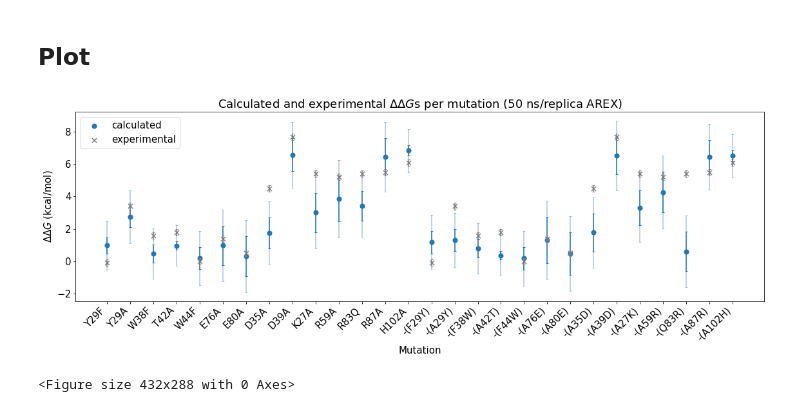
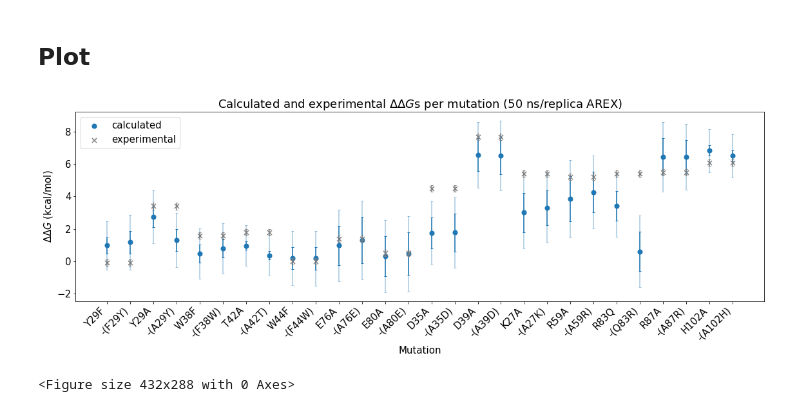
Before and after one commit to choderalab/perses-barnase-barstar-paper, a Jupyter notebook: scripts/05_analyze/7_ddg_per_mutation_50ns_arex.ipynb, the cells around one changed output. Cells and saved outputs as stored; diff of their text form; code cells hidden in the pictures.

Commit message:
update per ddg plots

```diff
--- a/scripts/05_analyze/7_ddg_per_mutation_50ns_arex.ipynb
+++ b/scripts/05_analyze/7_ddg_per_mutation_50ns_arex.ipynb
@@ -103,38 +103,49 @@ fig, axes = plt.subplots(nrows=1, ncols=1, sharex='col', figsize=(16, 6))
 plt.rc('font', size=15)
 
 # Plot
-mutations = [entry[0] for entry in to_plot]
-to_plot_free_energies = [entry[1] for entry in to_plot]
-to_plot_uncertainties = np.array([entry[2] for entry in to_plot])
+mutations = []
+to_plot_free_energies = []
+to_plot_uncertainties = []
+experiment_reordered = []
+for i in range(14):
+    mutations.append(to_plot[i][0])
+    mutations.append(to_plot[i+14][0])
+    to_plot_free_energies.append(to_plot[i][1])
+    to_plot_free_energies.append(to_plot[i+14][1])
+    to_plot_uncertainties.append(to_plot[i][2])
+    to_plot_uncertainties.append(to_plot[i+14][2])
+    experiment_reordered.append(experiment[i])
+    experiment_reordered.append(experiment[i+14])
+to_plot_uncertainties = np.array(to_plot_uncertainties)
 plt.scatter(mutations, to_plot_free_energies, s=50, label='calculated')
 plt.errorbar(mutations, to_plot_free_energies, yerr=to_plot_uncertainties, capsize=2, fmt='none')
 plt.errorbar(mutations, to_plot_free_energies, yerr=to_plot_uncertainties + 1, alpha=0.4, capsize=2, fmt='none')
-plt.scatter(mutations, experiment, s=50, marker='x', color='gray', label='experimental')
-plt.errorbar(mutations, experiment, yerr=2*np.array([0.1]*28), color='gray', capsize=2, fmt='none')
+plt.scatter(mutations, experiment_reordered, s=50, marker='x', color='gray', label='experimental')
+plt.errorbar(mutations, experiment_reordered, yerr=2*np.array([0.1]*28), color='gray', capsize=2, fmt='none')
 
 # Set title
 DDG = r"$\Delta\Delta G$"
 plt.title(f"Calculated and experimental {DDG}s per mutation (50 ns/replica AREX)")
 
 # Show legend
 plt.legend()
 
 # Set axis labels
 plt.xlabel("Mutation")
 plt.ylabel(r"$\Delta\Delta G$ (kcal/mol)")
 
 # Set x ticks
 plt.xticks(rotation=45, ha='right')
 
 # Ensure x-axis labels are not cut off
 plt.tight_layout()
 
 # Save plot as pdf
 main_dir = 47
 save_path = f"/data/chodera/zhangi/perses_benchmark/repex/perses-bnbs-paper-fourth-attempt/{main_dir}/calculated_vs_experiment_50ns.pdf"
 plt.savefig(save_path, dpi=500)
 plt.show()
 plt.clf()
 # %% [output]
-[figure, old version]
+[figure, new version]
 <Figure size 432x288 with 0 Axes>
```
Also changed, not shown: 3 other files.
